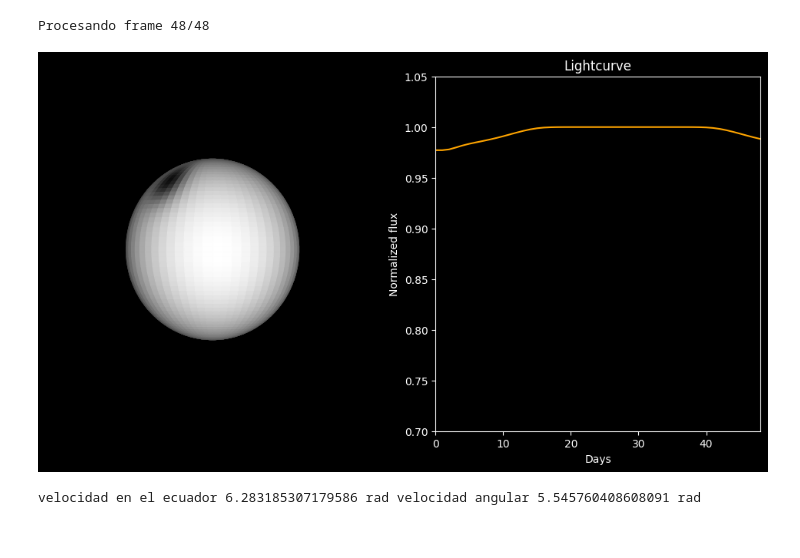
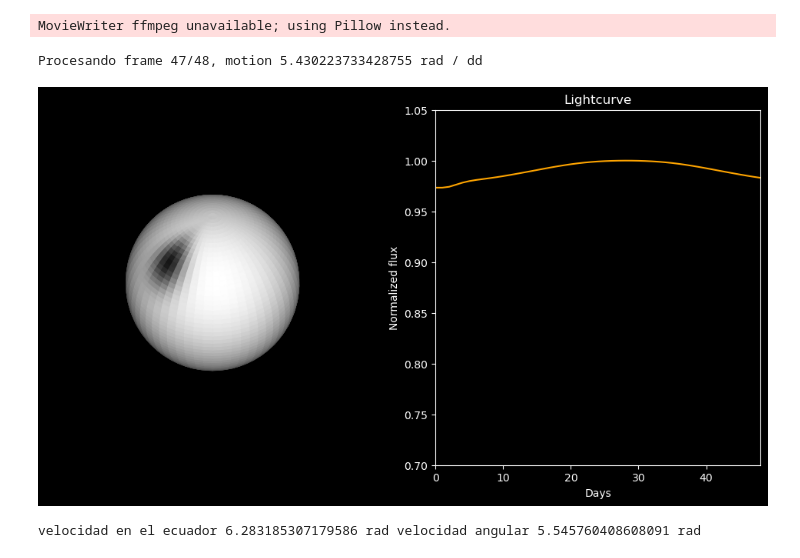
Before and after one commit to Ruben94astro/Tesis, a Jupyter notebook: Function_mod_original.ipynb, the cells around one changed output. Cells and saved outputs as stored; diff of their text form; code cells hidden in the pictures.

```diff
--- a/Function_mod_original.ipynb
+++ b/Function_mod_original.ipynb
@@ -16,7 +16,7 @@ import astropy.units as u
 r = 1* u.R_sun
 res = 60
 constant = 0.8  # limb darkening coefficient
-rotation_period = 1* u.day
+rotation_period = 2* u.day
 
 #creating angles
 theta = np.linspace(0, 2*np.pi, res)
@@ -58,7 +58,7 @@ spot_theta_rad = convertion_radians(spot_theta_deg)
 
 # Point of view of the sphere
 
-elev = 0
+elev = 45
 azim = 0
 
 elev_rad = convertion_radians(elev)
@@ -80,7 +80,7 @@ lineal_darkening = limbdarkening(constant)
 gray_texture *= lineal_darkening
 
 
-def spot_theta(rotation_period, spot_colatitude, relative_shear, total_frames):
+def spot_theta(rotation_period, spot_colatitude, relative_shear):
     """
     Parameters:
     - rotation_period: rotation period of the sta
@@ -94,7 +94,7 @@ def spot_theta(rotation_period, spot_colatitude, relative_shear, total_frames):
     angular_velocity = angular_vel_equa*(1-relative_shear*np.sin(latitude)**2)
     return angular_velocity
 
-angular_velocity = spot_theta(rotation_period, spot_phi_rad, relative_shear_coeff, total_frames)
+angular_velocity = spot_theta(rotation_period, spot_phi_rad, relative_shear_coeff)
 
 
 def flux_plot(flux):
@@ -160,38 +160,38 @@ def animate(i):
 
     # Aplicar mancha oscura
     texture *= (1 - 0.9 * spot_mask_motion)
 
 
     # Dibujar la superficie
     #surf = ax_sphere.plot_surface(x, y, z, rstride=1, cstride=1, facecolors=texture, shade=False)
     surf = ax_sphere.plot_surface(x, y, z, rstride=1, cstride=1, facecolors=plt.cm.gray(texture), shade=False)
 
     # visible = mu > 0
     # total_flux = np.sum(texture[visible])
     total_flux = np.sum(texture)
 
     fluxes.append(total_flux)
 
     #Normalizar e ingresar a la curva
     fluxes_normalized = normalize([fluxes], norm="max")[0]
     line_curve.set_data(np.arange(len(fluxes)), fluxes_normalized)
     #line_curve.set_data(np.arange(len(fluxes)), fluxes)
 
     #return [surf, line_curve]
 
-    print(f"Procesando frame {i+1}/{total_frames}", end='\r')  # -------> to see the process
-    #print('\n')
-    #print(f"Frame {i}: spot_theta = {np.rad2deg(spot_theta_motion):.2f}°")
+    print(f"Procesando frame {i}/{total_frames}, motion {spot_theta_motion}",  end='\r')  # -------> to see the process
+
 
 
     return[surf, line_curve]
 
 ani = animation.FuncAnimation(fig, animate, frames=total_frames, interval=60, blit=False,repeat =False)
 ani.save('ex.gif', writer='ffmpeg', fps=20)
 plt.show()
 # %% [output]
-Procesando frame 48/48
+MovieWriter ffmpeg unavailable; using Pillow instead.
+Procesando frame 47/48, motion 5.430223733428755 rad / dd
-[figure, old version]
+[figure, new version]
 # %%
 angular_vel_equa= 2*np.pi*u.rad/rotation_period.value
 
```
Also changed, not shown: parts of 4 cells of this notebook.
